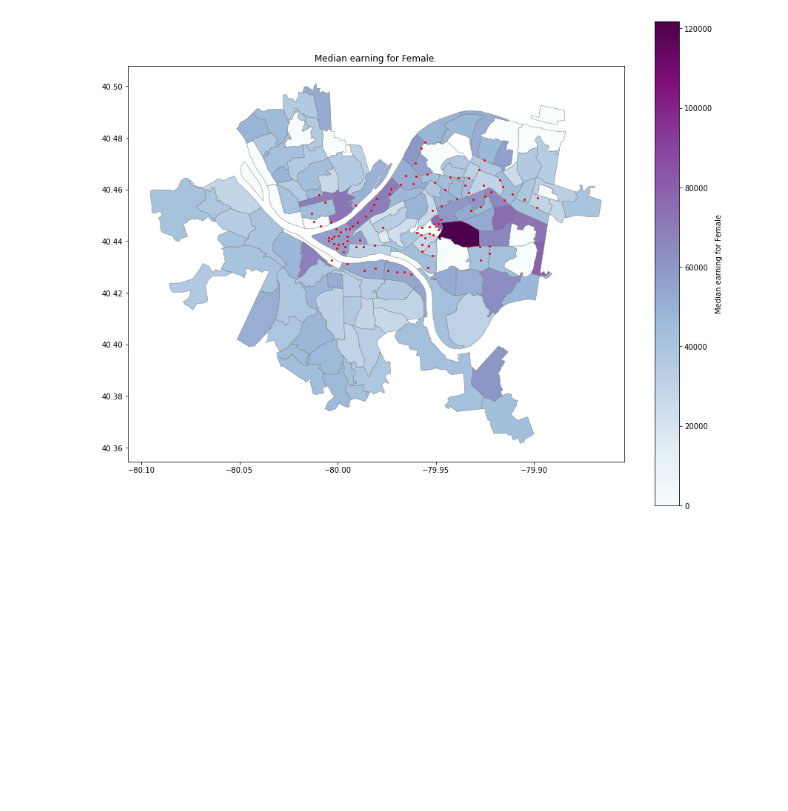
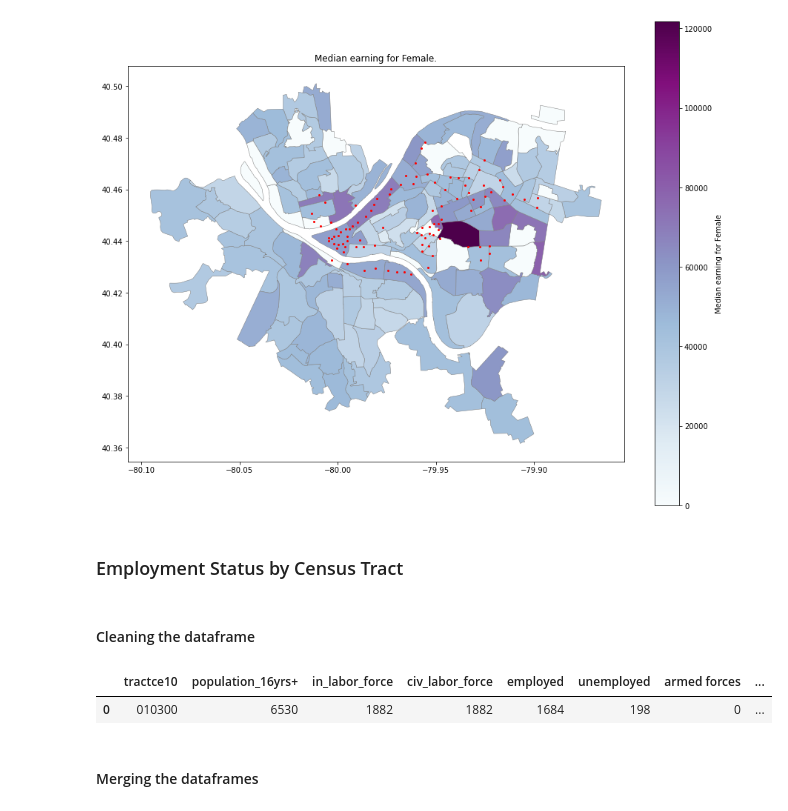
Before and after one commit to katelyn98/HealthyRide-Mapping, a Jupyter notebook: Notebooks/Analyses4Paper.ipynb, the cells around one changed output. Drawn from its saved outputs; the diff is of its cells as text; code cells hidden in the pictures; blank space fills up the shorter version.

```diff
--- a/Notebooks/Analyses4Paper.ipynb
+++ b/Notebooks/Analyses4Paper.ipynb
@@ -203,3 +205,24 @@ plt.title("Median earning for Female.")
 # %% [output]
 Text(0.5, 1.0, 'Median earning for Female.')
 [figure]
+# %% [markdown]
+### Employment Status by Census Tract
+# %% [markdown]
+#### Cleaning the dataframe
+# %%
+pop_df = pop_df.drop(columns=['Unnamed: 0'])
+pop_df = pop_df.astype({'tractce10': 'str'})
+
+for row, col in pop_df.iterrows():
+    #fix census tract number
+    cen_num = pop_df.loc[row]['tractce10']
+    if len(cen_num) < 6:
+        cen_num = '0' + cen_num
+    pop_df.at[row, 'tractce10'] = cen_num
+
+pop_df.head(1)
+# %% [output]
+|  | tractce10 | population_16yrs+ | in_labor_force | civ_labor_force | employed | unemployed | armed forces | ... |
+| 0 | 010300 | 6530 | 1882 | 1882 | 1684 | 198 | 0 | ... |
+# %% [markdown]
+#### Merging the dataframes
```
Also changed, not shown: parts of 10 cells of this notebook, 3 other files.
